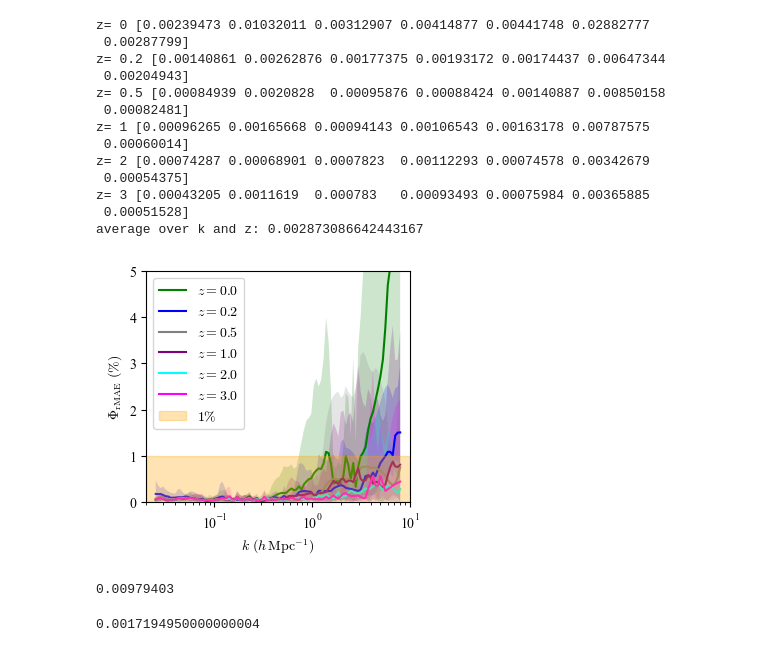
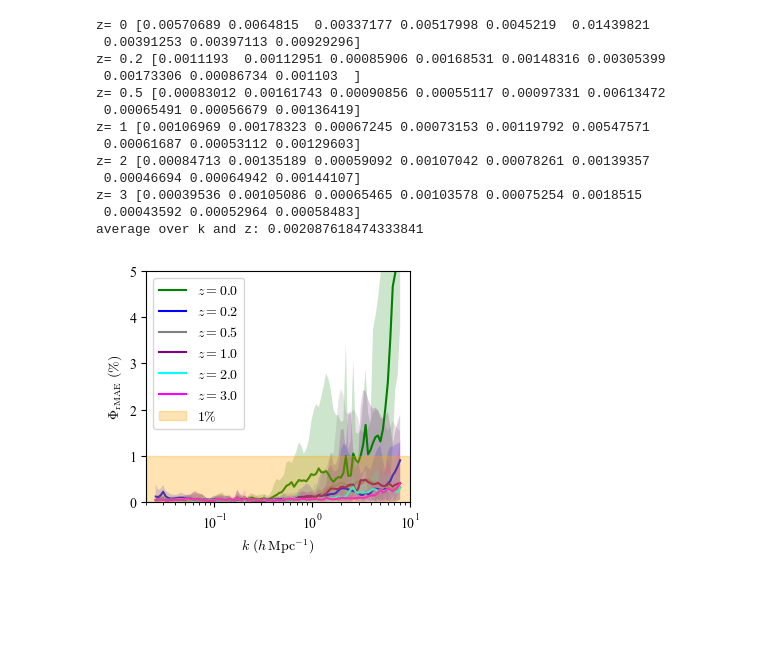
Before and after one commit to astro-YYH/GokuEmu, a Jupyter notebook: loo_error/loo_relative_errors_narrow.ipynb, the cells around one changed output. Cells and saved outputs as stored; diff of their text form; code cells hidden in the pictures; blank space fills up the shorter version.

Commit message:
9HF loo plot

```diff
--- a/loo_error/loo_relative_errors_narrow.ipynb
+++ b/loo_error/loo_relative_errors_narrow.ipynb
@@ -150,7 +150,7 @@ def rel_MAEs(x1, y1, x2, y2):
 # relative
 # sim_parent = "/work2/01317/yyang440/frontera/cosmo_11p_sims/data_for_emu" # frontera
 sim_parent = "../data/narrow"
-pred_parent = './loo_narrow_upper_7HF/'
+pred_parent = './loo_narrow_upper_9HF/'
 
 fig, ax = plt.subplots(figsize=(3.4,3.))
 plt.rcParams['font.family'] = 'Times New Roman'
@@ -175,7 +175,7 @@ for i, scale in enumerate(a):
     c = color_list[i]
     # k_L1, Pk_L1 = load_rebin(os.path.join(sim_L1, "output/powerspectrum-%.4f.txt" % scale))
     # k_L2, Pk_L2 = load_rebin(os.path.join(sim_L2, "output/powerspectrum-%.4f.txt" % scale))
-    k, rMAE, rMAE_min, rMAE_max, rAEs = rMAE_av_cosmo(pred_parent, sim_parent, zs_str[i], 7)
+    k, rMAE, rMAE_min, rMAE_max, rAEs = rMAE_av_cosmo(pred_parent, sim_parent, zs_str[i], 9)
     rMAE_zs.append(rMAE.mean())
     # k_HF, Pk_HF = load_rebin(os.path.join(sim_HF, "output/powerspectrum-%.4f.txt" % scale))
     # k_li, Pk_li = np.loadtxt(os.path.join(sim_HF, "camb_linear/ics_matterpow_%s.dat" % zs_str[i]), usecols=(0,1), unpack=True)
@@ -202,52 +202,44 @@ print('average over k and z:', rMAE_zs_mean)
 ax.set_ylabel(r'$\Phi_{\mathrm{rMAE}}\ (\%)$')
 # plt.xlabel(r'$k\ (h\,\mathrm{Mpc}^{-1})$')
 # plt.ylabel(r'$P(k)\ (h^{-3}\mathrm{Mpc}^3)$')
 # ax.plot([], [], color='black', label='HF')
 # ax.plot([], [], color='black', label='HF w.r.t. Linear')
 # ax.plot([], [], color='black', linestyle='--', label='L2 w.r.t. HF')
 ax.set_ylim(0., 5)
 ax.set_xscale('log')
 ax.set_xlabel(r'$k\ (h\,\mathrm{Mpc}^{-1})$')
 # ax.set_ylabel(r'$(P_\mathrm{HF}-P_\mathrm{Li})/P_\mathrm{Li}$')
 
 xlim1 = .02
 xlim2 = 10
 ax.set_xlim(xlim1, xlim2)
 
 square = patches.Rectangle((xlim1, -0.0), xlim2-xlim1, 1, color='orange', alpha=.3, zorder=2, label=r'$1\%$')  # alpha ranges from 0 (transparent) to 1 (opaque)
 # square1 = patches.Rectangle((xlim1, -0.01), xlim2-xlim1, 0.02, color='blue', alpha=.3, zorder=2, label=r'$1\%$')  # alpha ranges from 0 (transparent) to 1 (opaque)
 
 # Add the square to the axes
 ax.add_patch(square)
 # ax.add_patch(square1)
 ax.legend(loc='upper left')
 # ax.set_yticks([-0.2,-.1,0,.1,.2])
 
 # plt.xlim([0.005, 100])
 # plt.ylim([.01,4e5])
 # plt.ylim([-.3, .3])
 plt.show()
 # plt.savefig('matter_pow_nonl_linear_ratio.pdf', bbox_inches='tight')
 # %% [output]
-z= 0 [0.00239473 0.01032011 0.00312907 0.00414877 0.00441748 0.02882777
- 0.00287799]
-z= 0.2 [0.00140861 0.00262876 0.00177375 0.00193172 0.00174437 0.00647344
- 0.00204943]
-z= 0.5 [0.00084939 0.0020828  0.00095876 0.00088424 0.00140887 0.00850158
- 0.00082481]
-z= 1 [0.00096265 0.00165668 0.00094143 0.00106543 0.00163178 0.00787575
- 0.00060014]
-z= 2 [0.00074287 0.00068901 0.0007823  0.00112293 0.00074578 0.00342679
- 0.00054375]
-z= 3 [0.00043205 0.0011619  0.000783   0.00093493 0.00075984 0.00365885
- 0.00051528]
-average over k and z: 0.002873086642443167
+z= 0 [0.00570689 0.0064815  0.00337177 0.00517998 0.0045219  0.01439821
+ 0.00391253 0.00397113 0.00929296]
+z= 0.2 [0.0011193  0.00112951 0.00085906 0.00168531 0.00148316 0.00305399
+ 0.00173306 0.00086734 0.001103  ]
+z= 0.5 [0.00083012 0.00161743 0.00090856 0.00055117 0.00097331 0.00613472
+ 0.00065491 0.00056679 0.00136419]
+z= 1 [0.00106969 0.00178323 0.00067245 0.00073153 0.00119792 0.00547571
+ 0.00061687 0.00053112 0.00129603]
+z= 2 [0.00084713 0.00135189 0.00059092 0.00107042 0.00078261 0.00139357
+ 0.00046694 0.00064942 0.00144107]
+z= 3 [0.00039536 0.00105086 0.00065465 0.00103578 0.00075254 0.0018515
+ 0.00043592 0.00052964 0.00058483]
+average over k and z: 0.002087618474333841
-[figure, old version]
+[figure, new version]
-# %%
-(0.02882777 + 0.00647344 + 0.00850158 + 0.00787575 + 0.00342679 + 0.00365885)/6
-# %% [output]
-0.00979403
-# %%
-(.002873 * 42 - 0.00979403 * 6) / 36
-# %% [output]
-0.0017194950000000004
```
Also changed, not shown: parts of 3 cells of this notebook, 3 other files.
